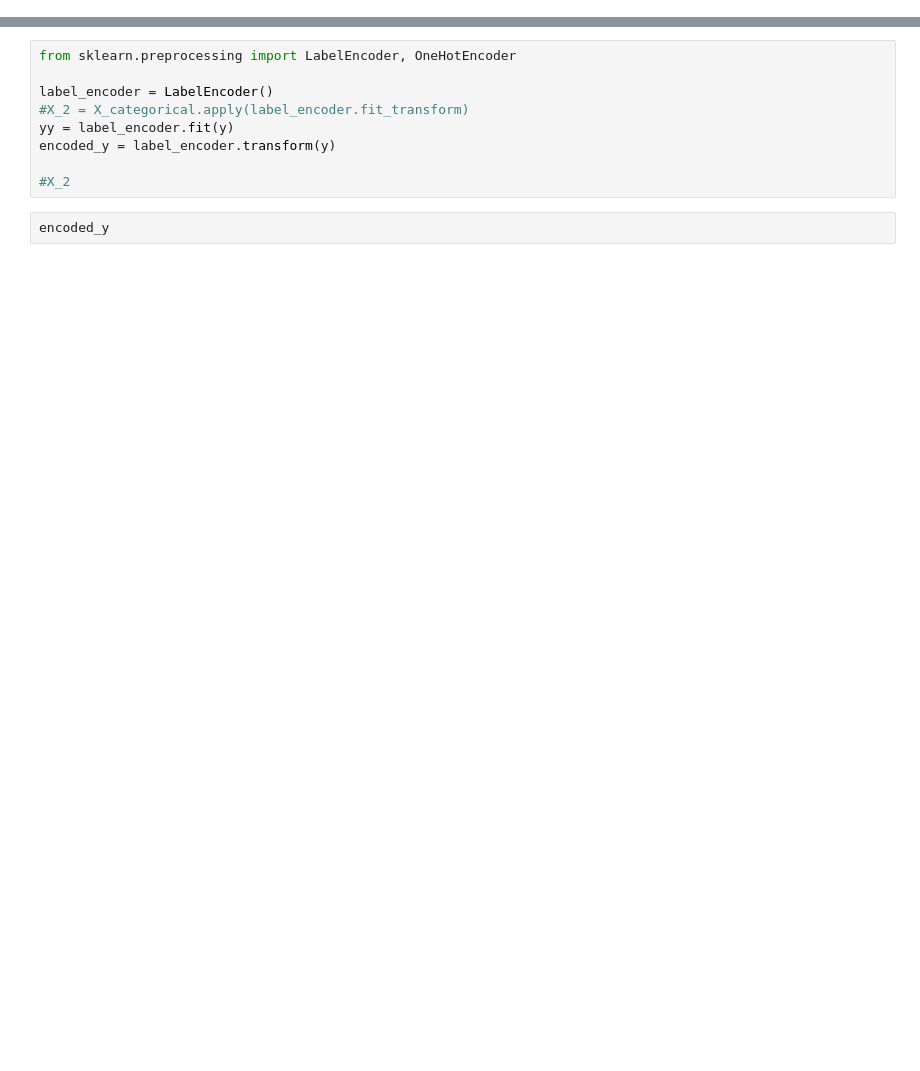
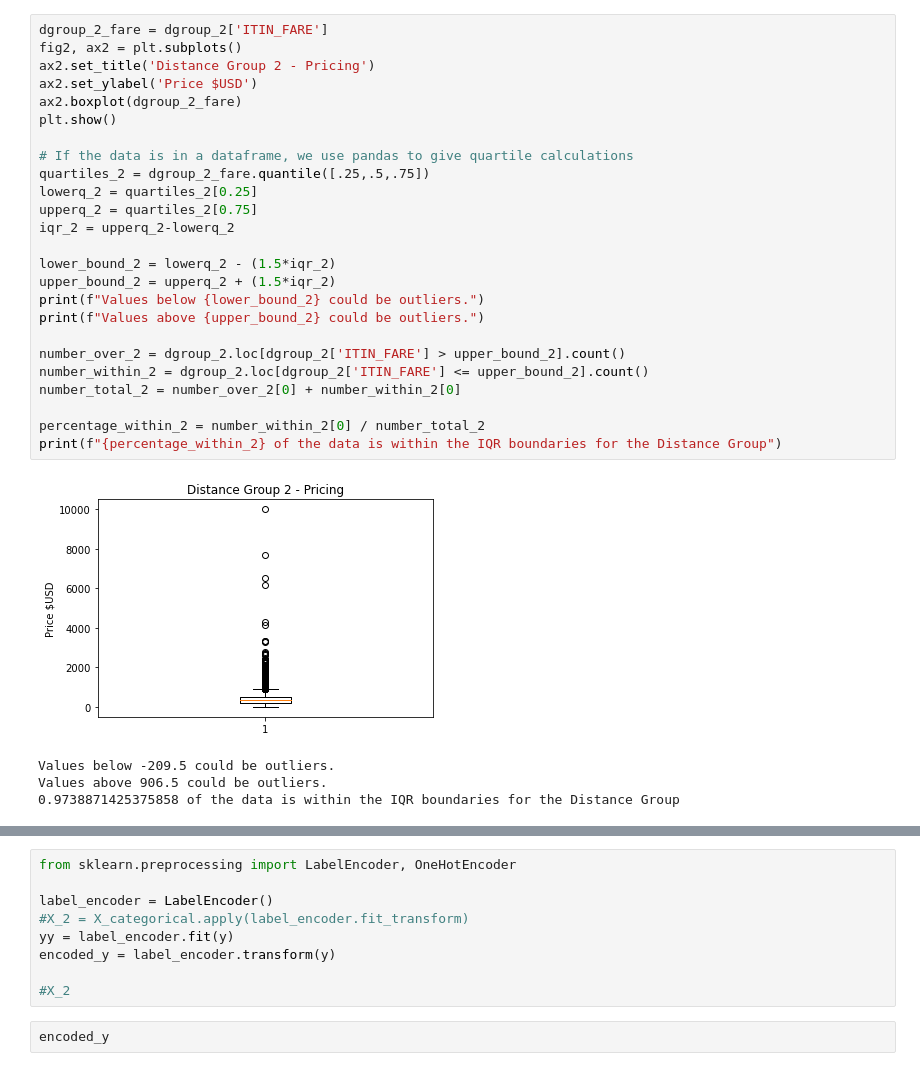
Before and after one commit to asdemonet/where-can-we-go, a Jupyter notebook: Machine_Learning_Pricing/Model 2.0 - Neural_Network.ipynb, the cells around one changed output, grey strips where cells are left out. Saved outputs shown, nothing was run; the diff lists cells and outputs as text; blank space fills up the shorter version.

```diff
--- a/Machine_Learning_Pricing/Model 2.0 - Neural_Network.ipynb
+++ b/Machine_Learning_Pricing/Model 2.0 - Neural_Network.ipynb
@@ -251,0 +115,30 @@ X
+# %%
+dgroup_2_fare = dgroup_2['ITIN_FARE']
+fig2, ax2 = plt.subplots()
+ax2.set_title('Distance Group 2 - Pricing')
+ax2.set_ylabel('Price $USD')
+ax2.boxplot(dgroup_2_fare)
+plt.show()
+
+# If the data is in a dataframe, we use pandas to give quartile calculations
+quartiles_2 = dgroup_2_fare.quantile([.25,.5,.75])
+lowerq_2 = quartiles_2[0.25]
+upperq_2 = quartiles_2[0.75]
+iqr_2 = upperq_2-lowerq_2
+
+lower_bound_2 = lowerq_2 - (1.5*iqr_2)
+upper_bound_2 = upperq_2 + (1.5*iqr_2)
+print(f"Values below {lower_bound_2} could be outliers.")
+print(f"Values above {upper_bound_2} could be outliers.")
+
+number_over_2 = dgroup_2.loc[dgroup_2['ITIN_FARE'] > upper_bound_2].count()
+number_within_2 = dgroup_2.loc[dgroup_2['ITIN_FARE'] <= upper_bound_2].count()
+number_total_2 = number_over_2[0] + number_within_2[0]
+
+percentage_within_2 = number_within_2[0] / number_total_2
+print(f"{percentage_within_2} of the data is within the IQR boundaries for the Distance Group")
+# %% [output]
+[figure, added]
+Values below -209.5 could be outliers.
+Values above 906.5 could be outliers.
+0.9738871425375858 of the data is within the IQR boundaries for the Distance Group
```
Also changed, not shown: parts of 55 cells of this notebook, 9 other files.
